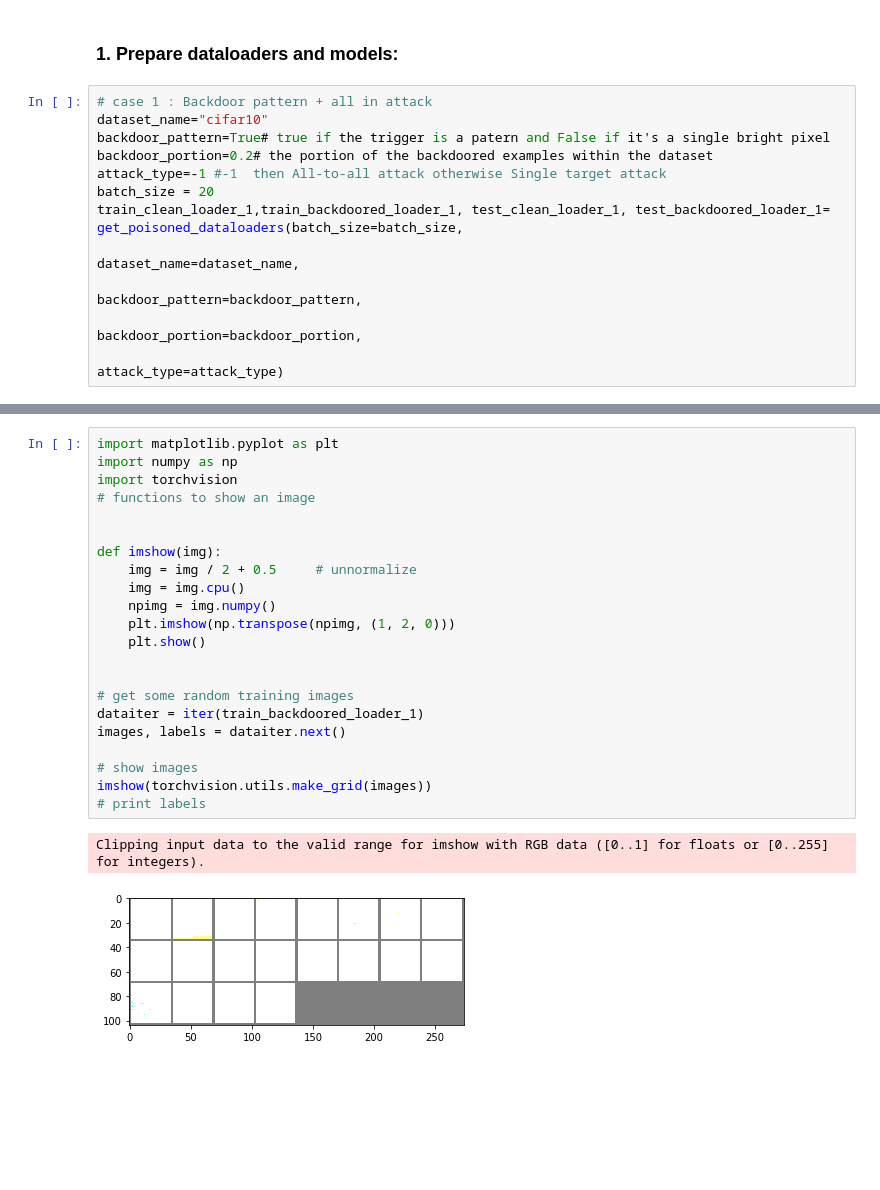
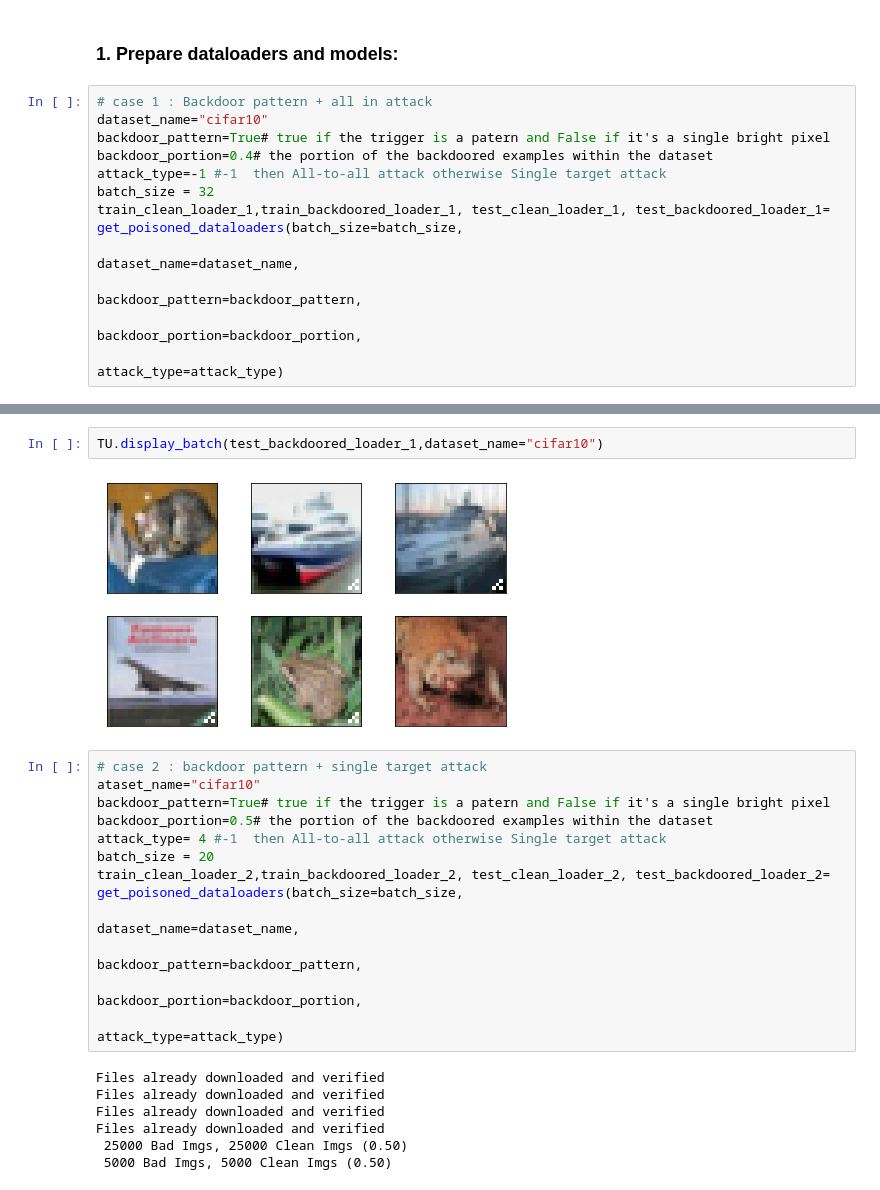
Before and after one commit to ZSoumia/BadNets-Implementation, a Jupyter notebook: Untitled.ipynb, the cells around one changed output, grey strips where cells are left out. Cells and saved outputs as stored; diff of their text form; blank space fills up the shorter version.

```diff
--- a/Untitled.ipynb
+++ b/Untitled.ipynb
@@ -350,9 +352,9 @@ eval_backdoored_1
 # case 1 : Backdoor pattern + all in attack
 dataset_name="cifar10"
 backdoor_pattern=True# true if the trigger is a patern and False if it's a single bright pixel
-backdoor_portion=0.2# the portion of the backdoored examples within the dataset
+backdoor_portion=0.4# the portion of the backdoored examples within the dataset
 attack_type=-1 #-1  then All-to-all attack otherwise Single target attack
-batch_size = 20
+batch_size = 32
 train_clean_loader_1,train_backdoored_loader_1, test_clean_loader_1, test_backdoored_loader_1=  get_poisoned_dataloaders(batch_size=batch_size,
                                                                                                                  dataset_name=dataset_name,
                                                                                                                  backdoor_pattern=backdoor_pattern,
@@ -401,25 +370,23 @@ torch.Size([10000, 3, 32, 32])
-# %%
-import matplotlib.pyplot as plt
-import numpy as np
-import torchvision
-# functions to show an image
-
-
-def imshow(img):
-    img = img / 2 + 0.5     # unnormalize
-    img = img.cpu()
-    npimg = img.numpy()
-    plt.imshow(np.transpose(npimg, (1, 2, 0)))
-    plt.show()
-
-
-# get some random training images
-dataiter = iter(train_backdoored_loader_1)
-images, labels = dataiter.next()
-
-# show images
-imshow(torchvision.utils.make_grid(images))
-# print labels
-# %% [output]
-Clipping input data to the valid range for imshow with RGB data ([0..1] for floats or [0..255] for integers).
-[figure, removed]
+# %%
+TU.display_batch(test_backdoored_loader_1,dataset_name="cifar10")
+# %% [output]
+[figure, added]
+# %%
+# case 2 : backdoor pattern + single target attack
+ataset_name="cifar10"
+backdoor_pattern=True# true if the trigger is a patern and False if it's a single bright pixel
+backdoor_portion=0.5# the portion of the backdoored examples within the dataset
+attack_type= 4 #-1  then All-to-all attack otherwise Single target attack
+batch_size = 20
+train_clean_loader_2,train_backdoored_loader_2, test_clean_loader_2, test_backdoored_loader_2=  get_poisoned_dataloaders(batch_size=batch_size,
+                                                                                                                 dataset_name=dataset_name,
+                                                                                                                 backdoor_pattern=backdoor_pattern,
+                                                                                                                 backdoor_portion=backdoor_portion,
+                                                                                                                 attack_type=attack_type)
+# %% [output]
+Files already downloaded and verified
+Files already downloaded and verified
+Files already downloaded and verified
+Files already downloaded and verified
+ 25000 Bad Imgs, 25000 Clean Imgs (0.50)
+ 5000 Bad Imgs, 5000 Clean Imgs (0.50)
```
Also changed, not shown: parts of 21 cells of this notebook, 5 other files.
